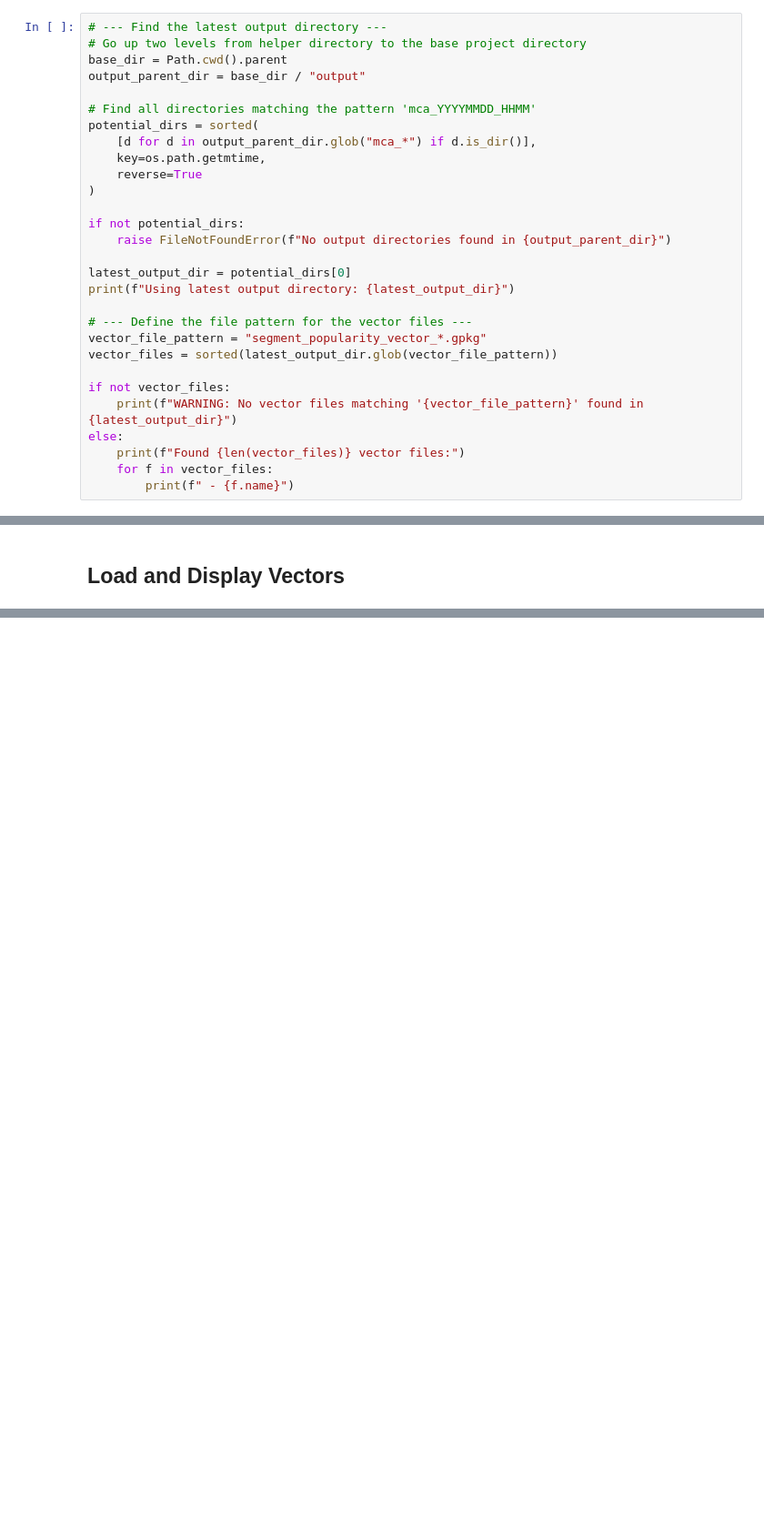
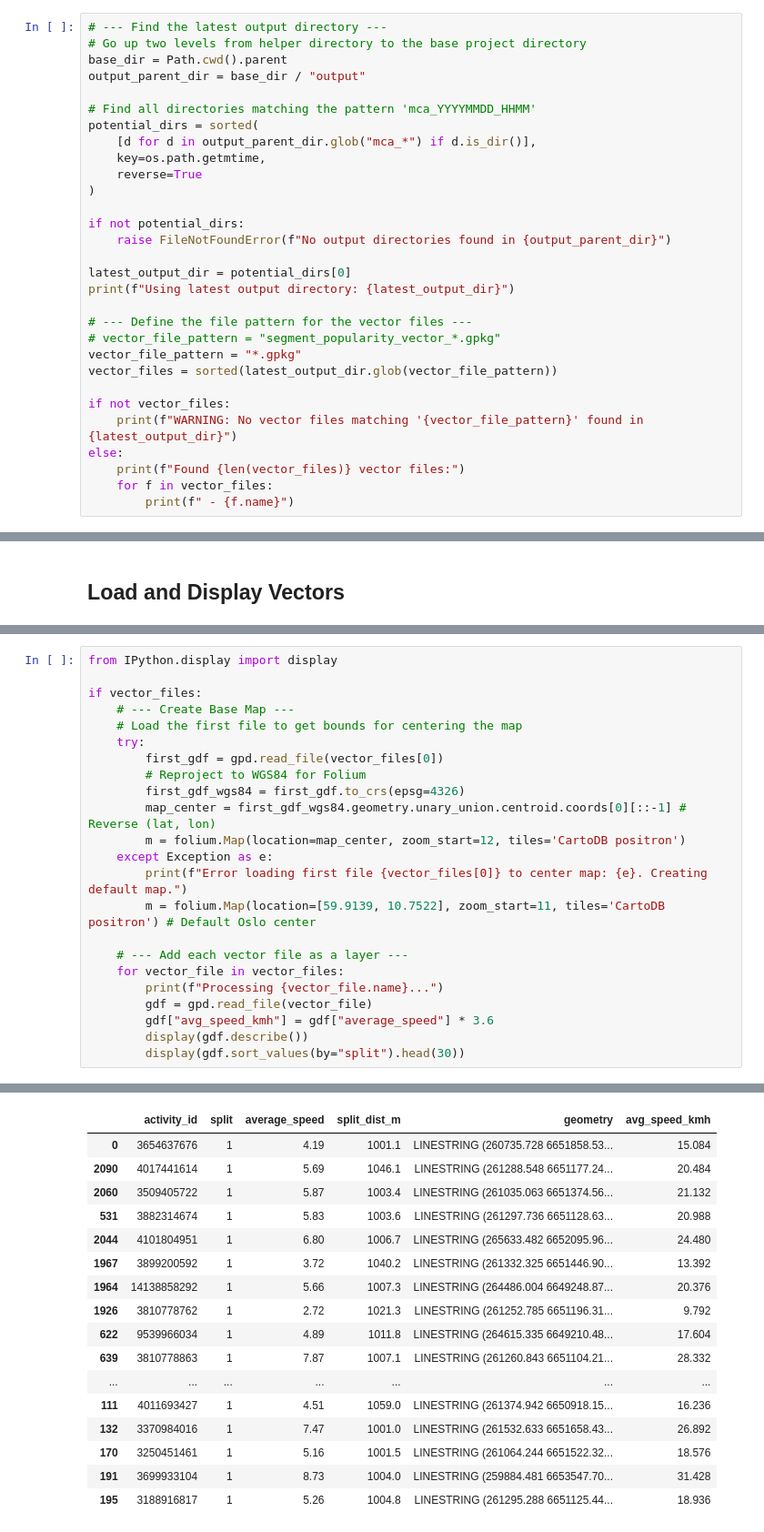
Before and after one commit to pmhalvor/geo4460, a Jupyter notebook: mca/helper/display_vectors.ipynb, the cells around one changed output, grey strips where cells are left out. Shown at 91% size. Saved outputs shown, nothing was run; the diff lists cells and outputs as text; blank space fills up the shorter version.

```diff
--- a/mca/helper/display_vectors.ipynb
+++ b/mca/helper/display_vectors.ipynb
@@ -35,7 +35,8 @@ latest_output_dir = potential_dirs[0]
 print(f"Using latest output directory: {latest_output_dir}")
 
 # --- Define the file pattern for the vector files ---
-vector_file_pattern = "segment_popularity_vector_*.gpkg"
+# vector_file_pattern = "segment_popularity_vector_*.gpkg"
+vector_file_pattern = "*.gpkg"
 vector_files = sorted(latest_output_dir.glob(vector_file_pattern))
 
 if not vector_files:
@@ -190,0 +203,24 @@ It seems efforts per age might be the best way to represent popularity.
+# %%
+from IPython.display import display
+
+if vector_files:
+    # --- Create Base Map ---
+    # Load the first file to get bounds for centering the map
+    try:
+        first_gdf = gpd.read_file(vector_files[0])
+        # Reproject to WGS84 for Folium
+        first_gdf_wgs84 = first_gdf.to_crs(epsg=4326)
+        map_center = first_gdf_wgs84.geometry.unary_union.centroid.coords[0][::-1] # Reverse (lat, lon)
+        m = folium.Map(location=map_center, zoom_start=12, tiles='CartoDB positron')
+    except Exception as e:
+        print(f"Error loading first file {vector_files[0]} to center map: {e}. Creating default map.")
+        m = folium.Map(location=[59.9139, 10.7522], zoom_start=11, tiles='CartoDB positron') # Default Oslo center
+
+    # --- Add each vector file as a layer ---
+    for vector_file in vector_files:
+        print(f"Processing {vector_file.name}...")
+        gdf = gpd.read_file(vector_file)
+        gdf["avg_speed_kmh"] = gdf["average_speed"] * 3.6
+        display(gdf.describe())
+        display(gdf.sort_values(by="split").head(30))
+# %% [output]
@@ -190,0 +237,17 @@ It seems efforts per age might be the best way to represent popularity.
+|  | activity_id | split | average_speed | split_dist_m | geometry | avg_speed_kmh |
+| 0 | 3654637676 | 1 | 4.19 | 1001.1 | LINESTRING (260735.728 6651858.53... | 15.084 |
+| 2090 | 4017441614 | 1 | 5.69 | 1046.1 | LINESTRING (261288.548 6651177.24... | 20.484 |
+| 2060 | 3509405722 | 1 | 5.87 | 1003.4 | LINESTRING (261035.063 6651374.56... | 21.132 |
+| 531 | 3882314674 | 1 | 5.83 | 1003.6 | LINESTRING (261297.736 6651128.63... | 20.988 |
+| 2044 | 4101804951 | 1 | 6.80 | 1006.7 | LINESTRING (265633.482 6652095.96... | 24.480 |
+| 1967 | 3899200592 | 1 | 3.72 | 1040.2 | LINESTRING (261332.325 6651446.90... | 13.392 |
+| 1964 | 14138858292 | 1 | 5.66 | 1007.3 | LINESTRING (264486.004 6649248.87... | 20.376 |
+| 1926 | 3810778762 | 1 | 2.72 | 1021.3 | LINESTRING (261252.785 6651196.31... | 9.792 |
+| 622 | 9539966034 | 1 | 4.89 | 1011.8 | LINESTRING (264615.335 6649210.48... | 17.604 |
+| 639 | 3810778863 | 1 | 7.87 | 1007.1 | LINESTRING (261260.843 6651104.21... | 28.332 |
+| ... | ... | ... | ... | ... | ... | ... |
+| 111 | 4011693427 | 1 | 4.51 | 1059.0 | LINESTRING (261374.942 6650918.15... | 16.236 |
+| 132 | 3370984016 | 1 | 7.47 | 1001.0 | LINESTRING (261532.633 6651658.43... | 26.892 |
+| 170 | 3250451461 | 1 | 5.16 | 1001.5 | LINESTRING (261064.244 6651522.32... | 18.576 |
+| 191 | 3699933104 | 1 | 8.73 | 1004.0 | LINESTRING (259884.481 6653547.70... | 31.428 |
+| 195 | 3188916817 | 1 | 5.26 | 1004.8 | LINESTRING (261295.288 6651125.44... | 18.936 |
```
Also changed, not shown: parts of 5 cells of this notebook, 5 other files.
